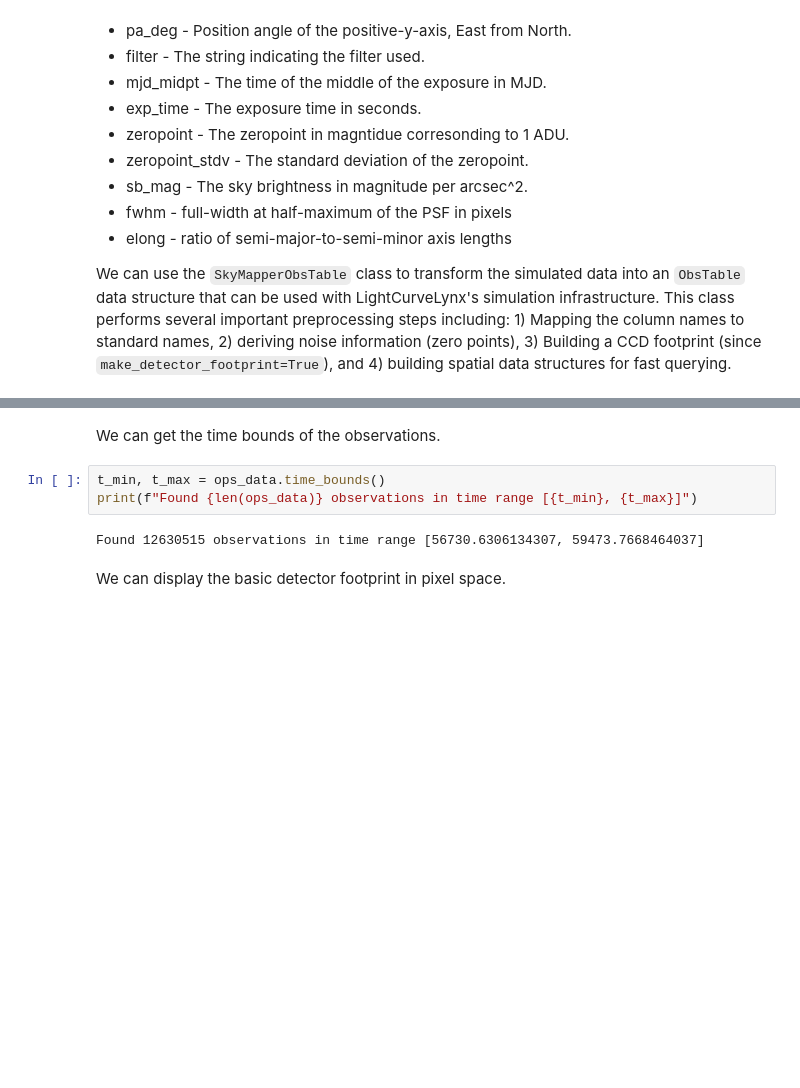
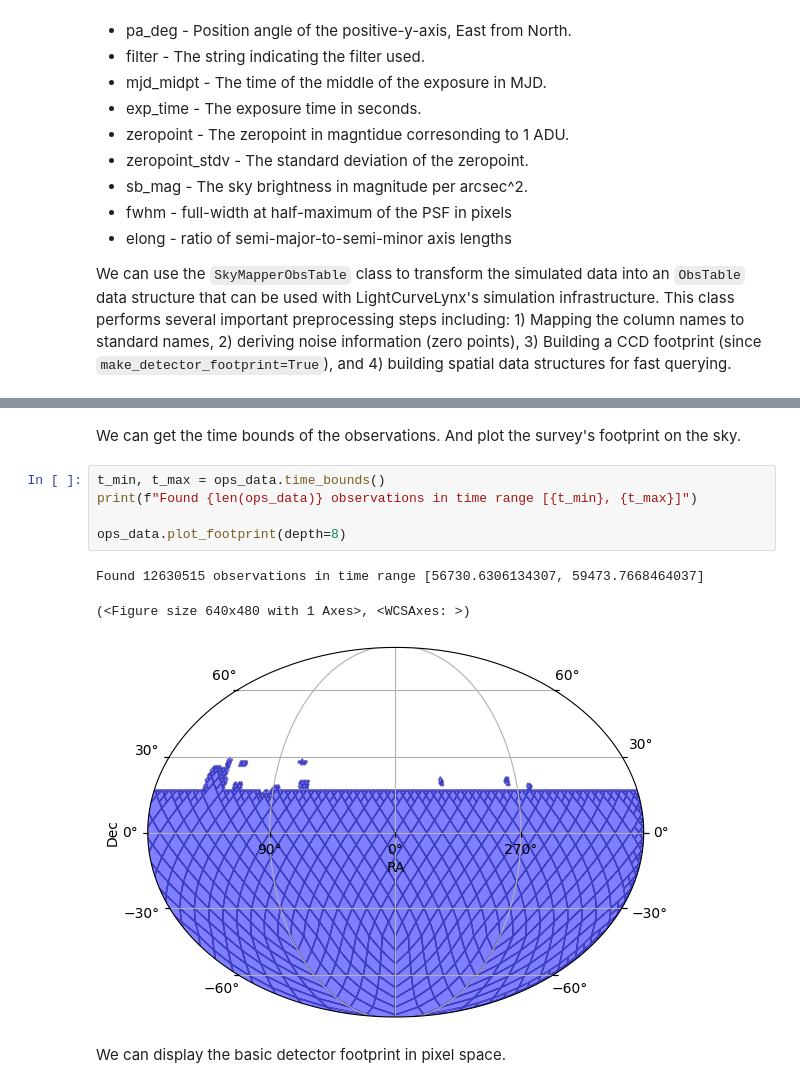
Before and after one commit to lincc-frameworks/lightcurvelynx, a Jupyter notebook: docs/notebooks/pre_executed/skymapper_example.ipynb, the cells around one changed output, grey strips where cells are left out. Cells and saved outputs as stored; diff of their text form; blank space fills up the shorter version.

```diff
--- a/docs/notebooks/pre_executed/skymapper_example.ipynb
+++ b/docs/notebooks/pre_executed/skymapper_example.ipynb
@@ -64,10 +68,14 @@ ObsTable has 12630515 rows and columns: ['image_id', 'ccd', 'ra', 'dec', 'rotati
 # %% [markdown]
-We can get the time bounds of the observations.
+We can get the time bounds of the observations. And plot the survey's footprint on the sky.
 # %%
 t_min, t_max = ops_data.time_bounds()
 print(f"Found {len(ops_data)} observations in time range [{t_min}, {t_max}]")
+
+ops_data.plot_footprint(depth=8)
 # %% [output]
 Found 12630515 observations in time range [56730.6306134307, 59473.7668464037]
+(<Figure size 640x480 with 1 Axes>, <WCSAxes: >)
+[figure, added]
 # %% [markdown]
 We can display the basic detector footprint in pixel space.
 # %%
```
Also changed, not shown: parts of 11 cells of this notebook, 2 other files.
